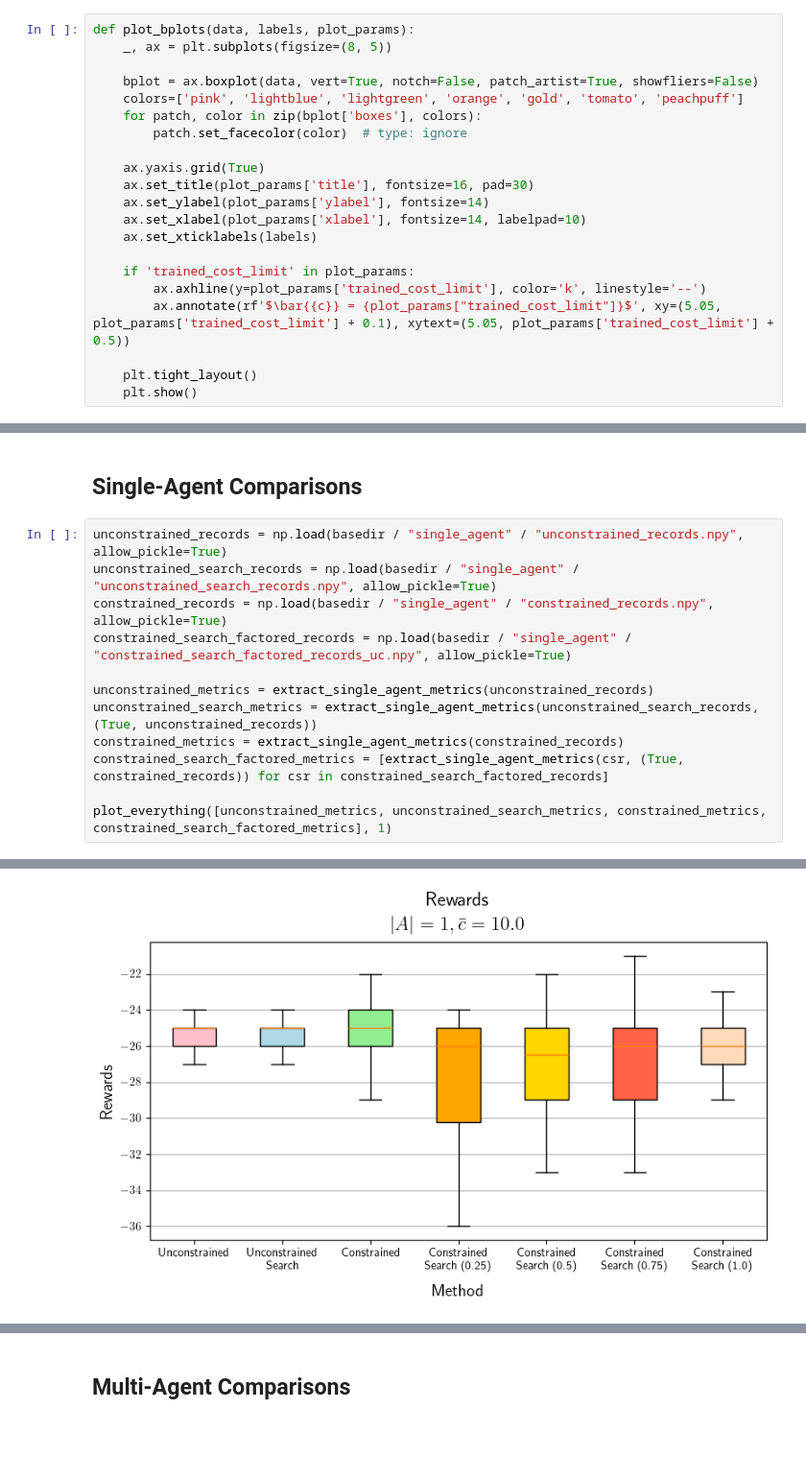
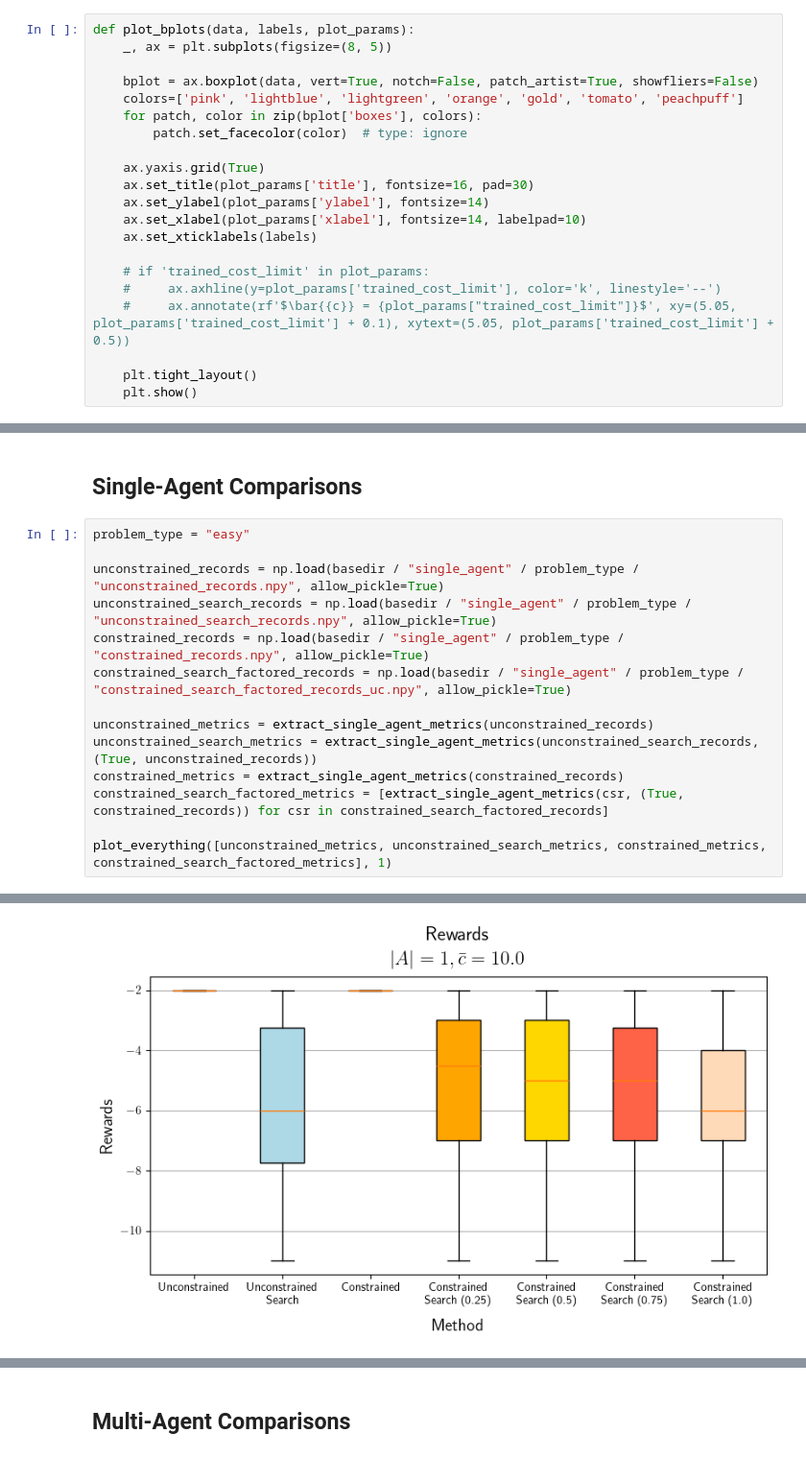
Before and after one commit to delay-planner/rb-visual-mapf, a Jupyter notebook: pud/plots/plot_pointenv_metrics.ipynb, the cells around one changed output, grey strips where cells are left out. Shown: that part at 96% size. Drawn from its saved outputs; the diff is of its cells as text.

```diff
--- a/pud/plots/plot_pointenv_metrics.ipynb
+++ b/pud/plots/plot_pointenv_metrics.ipynb
@@ -137,9 +135,9 @@ def plot_bplots(data, labels, plot_params):
     ax.set_xlabel(plot_params['xlabel'], fontsize=14, labelpad=10)
     ax.set_xticklabels(labels)
 
-    if 'trained_cost_limit' in plot_params:
-        ax.axhline(y=plot_params['trained_cost_limit'], color='k', linestyle='--')
-        ax.annotate(rf'$\bar{{c}} = {plot_params["trained_cost_limit"]}$', xy=(5.05, plot_params['trained_cost_limit'] + 0.1), xytext=(5.05, plot_params['trained_cost_limit'] + 0.5))
+    # if 'trained_cost_limit' in plot_params:
+    #     ax.axhline(y=plot_params['trained_cost_limit'], color='k', linestyle='--')
+    #     ax.annotate(rf'$\bar{{c}} = {plot_params["trained_cost_limit"]}$', xy=(5.05, plot_params['trained_cost_limit'] + 0.1), xytext=(5.05, plot_params['trained_cost_limit'] + 0.5))
 
     plt.tight_layout()
     plt.show()
@@ -194,10 +192,12 @@ def plot_everything(metrics, num_agents):
 # %% [markdown]
 ## Single-Agent Comparisons
 # %%
-unconstrained_records = np.load(basedir / "single_agent" / "unconstrained_records.npy", allow_pickle=True)
-unconstrained_search_records = np.load(basedir / "single_agent" / "unconstrained_search_records.npy", allow_pickle=True)
-constrained_records = np.load(basedir / "single_agent" / "constrained_records.npy", allow_pickle=True)
-constrained_search_factored_records = np.load(basedir / "single_agent" / "constrained_search_factored_records_uc.npy", allow_pickle=True)
+problem_type = "easy"
+
+unconstrained_records = np.load(basedir / "single_agent" / problem_type / "unconstrained_records.npy", allow_pickle=True)
+unconstrained_search_records = np.load(basedir / "single_agent" / problem_type / "unconstrained_search_records.npy", allow_pickle=True)
+constrained_records = np.load(basedir / "single_agent" / problem_type / "constrained_records.npy", allow_pickle=True)
+constrained_search_factored_records = np.load(basedir / "single_agent" / problem_type / "constrained_search_factored_records_uc.npy", allow_pickle=True)
 
 unconstrained_metrics = extract_single_agent_metrics(unconstrained_records)
 unconstrained_search_metrics = extract_single_agent_metrics(unconstrained_search_records, (True, unconstrained_records))
@@ -228 +212 @@ Fallback succeeded
-[figure, old version]
+[figure, new version]
```
Also changed, not shown: parts of 3 cells of this notebook, 1 other file.
